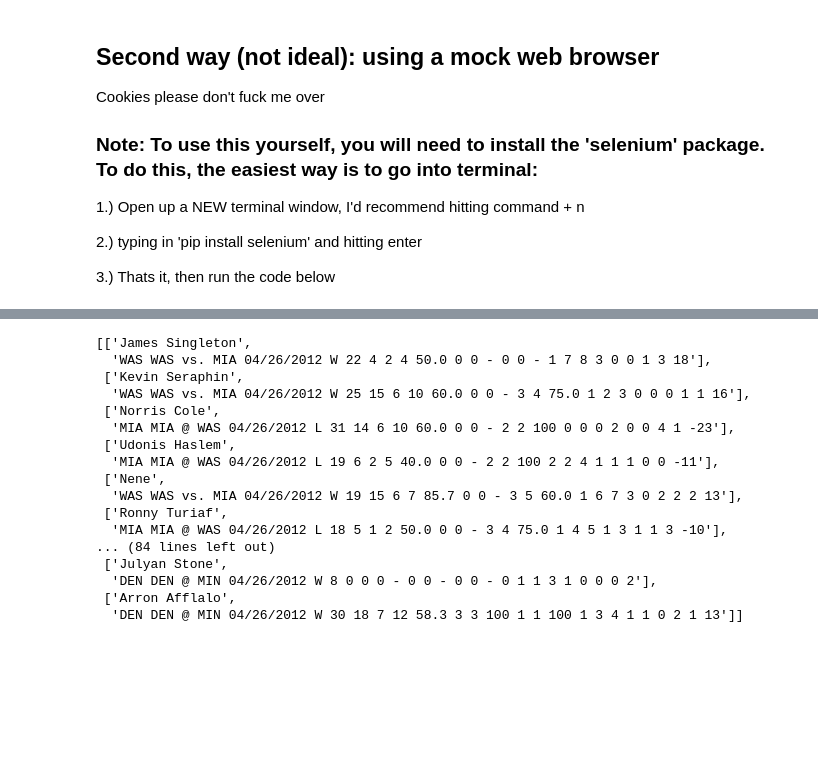
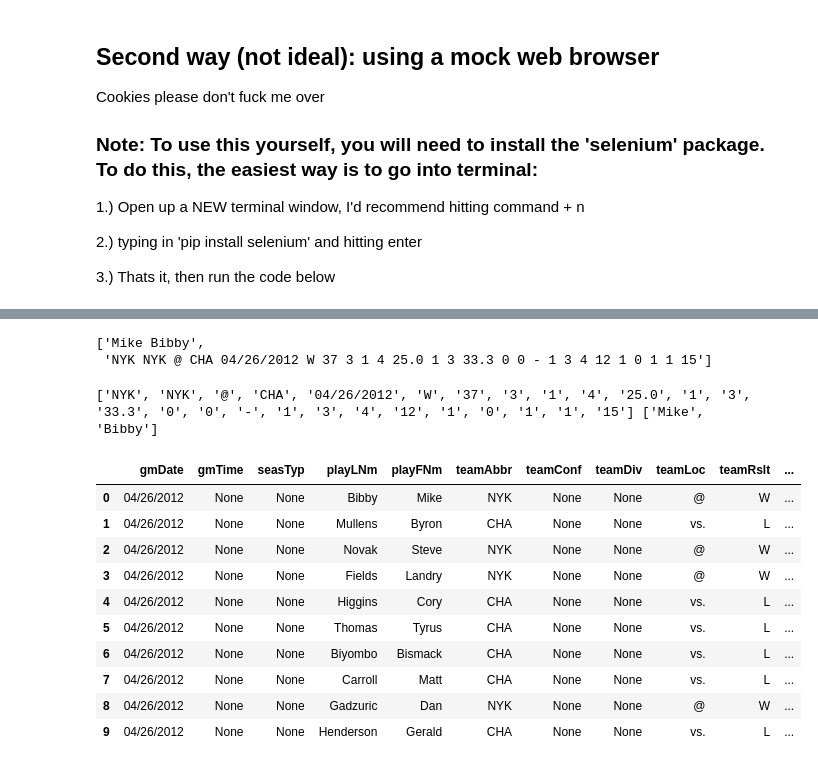
Before and after one commit to hannahweber/Capn, a Jupyter notebook: scraping.ipynb, the cells around one changed output, grey strips where cells are left out. Cells and saved outputs as stored; diff of their text form; code cells hidden in the pictures; blank space fills up the shorter version.

```diff
--- a/scraping.ipynb
+++ b/scraping.ipynb
@@ -7,7 +7,13 @@ import re
 import pprint
 from bs4 import BeautifulSoup, Comment
 import pandas as pd
-import time
+pd.set_option('display.max_columns', 500)
+import matplotlib.pyplot as plt
+import seaborn as sb
+import numpy as np
+import warnings
+warnings.filterwarnings('ignore')
+%pprint
 
 a = req.get("https://stats.nba.com/players/boxscores/?Season=2011-12&SeasonType=Regular%20Season")
 soup = BeautifulSoup(a.content, 'html.parser')
@@ -123,30 +123,13 @@ len(listOfInfo)
-# %%
-i=0
-d=[]
-a = body.text.split('\n')
-while True:
-    try:
-        d.append([a[i],a[i+1]])
-        #d[a[i]]=a[i+1]
-        i+=2
-    except:
-        break
-d
-# %% [output]
-[['James Singleton',
-  'WAS WAS vs. MIA 04/26/2012 W 22 4 2 4 50.0 0 0 - 0 0 - 1 7 8 3 0 0 1 3 18'],
- ['Kevin Seraphin',
-  'WAS WAS vs. MIA 04/26/2012 W 25 15 6 10 60.0 0 0 - 3 4 75.0 1 2 3 0 0 0 1 1 16'],
- ['Norris Cole',
-  'MIA MIA @ WAS 04/26/2012 L 31 14 6 10 60.0 0 0 - 2 2 100 0 0 0 2 0 0 4 1 -23'],
- ['Udonis Haslem',
-  'MIA MIA @ WAS 04/26/2012 L 19 6 2 5 40.0 0 0 - 2 2 100 2 2 4 1 1 1 0 0 -11'],
- ['Nene',
-  'WAS WAS vs. MIA 04/26/2012 W 19 15 6 7 85.7 0 0 - 3 5 60.0 1 6 7 3 0 2 2 2 13'],
- ['Ronny Turiaf',
-  'MIA MIA @ WAS 04/26/2012 L 18 5 1 2 50.0 0 0 - 3 4 75.0 1 4 5 1 3 1 1 3 -10'],
-... (84 lines left out)
- ['Julyan Stone',
-  'DEN DEN @ MIN 04/26/2012 W 8 0 0 0 - 0 0 - 0 0 - 0 1 1 3 1 0 0 0 2'],
- ['Arron Afflalo',
-  'DEN DEN @ MIN 04/26/2012 W 30 18 7 12 58.3 3 3 100 1 1 100 1 3 4 1 1 0 2 1 13']]
+# %%
+cc = listOfInfo
+# %%
+cc[0]
+# %% [output]
+['Mike Bibby',
+ 'NYK NYK @ CHA 04/26/2012 W 37 3 1 4 25.0 1 3 33.3 0 0 - 1 3 4 12 1 0 1 1 15']
+# %%
+d = cc[0][1].split()
+e = cc[0][0].split()
+print(d,e)
+# %% [output]
+['NYK', 'NYK', '@', 'CHA', '04/26/2012', 'W', '37', '3', '1', '4', '25.0', '1', '3', '33.3', '0', '0', '-', '1', '3', '4', '12', '1', '0', '1', '1', '15'] ['Mike', 'Bibby']
@@ -152,0 +141,24 @@ d
+# %%
+buildUp=[]
+for i in listOfInfo:
+    d = i[1].split()
+    e = i[0].split()
+    #print(d,e)
+    try:
+        buildUp.append([d[4],None,None,e[1],e[0],d[0],None,None,d[2],d[5],None,None,None,None,None,None,None,i[0],None,d[6],names[i[0]],None,None,None,d[7],d[-6],d[-3],d[-5],d[-4],d[-2],d[9],d[8],d[10],None,None,None,d[12],d[11],d[13],d[15],d[14],d[16],d[-9],d[-8],None,d[3],None,None,None,None,None])
+    except:
+        pass
+df = pd.DataFrame(buildUp,columns=[i for i in players.head(1).columns])
+df.head(10)
+# %% [output]
+|  | gmDate | gmTime | seasTyp | playLNm | playFNm | teamAbbr | teamConf | teamDiv | teamLoc | teamRslt | ... |
+| 0 | 04/26/2012 | None | None | Bibby | Mike | NYK | None | None | @ | W | ... |
+| 1 | 04/26/2012 | None | None | Mullens | Byron | CHA | None | None | vs. | L | ... |
+| 2 | 04/26/2012 | None | None | Novak | Steve | NYK | None | None | @ | W | ... |
+| 3 | 04/26/2012 | None | None | Fields | Landry | NYK | None | None | @ | W | ... |
+| 4 | 04/26/2012 | None | None | Higgins | Cory | CHA | None | None | vs. | L | ... |
+| 5 | 04/26/2012 | None | None | Thomas | Tyrus | CHA | None | None | vs. | L | ... |
+| 6 | 04/26/2012 | None | None | Biyombo | Bismack | CHA | None | None | vs. | L | ... |
+| 7 | 04/26/2012 | None | None | Carroll | Matt | CHA | None | None | vs. | L | ... |
+| 8 | 04/26/2012 | None | None | Gadzuric | Dan | NYK | None | None | @ | W | ... |
+| 9 | 04/26/2012 | None | None | Henderson | Gerald | CHA | None | None | vs. | L | ... |
```
Also changed, not shown: parts of 17 cells of this notebook, 4 other files.
